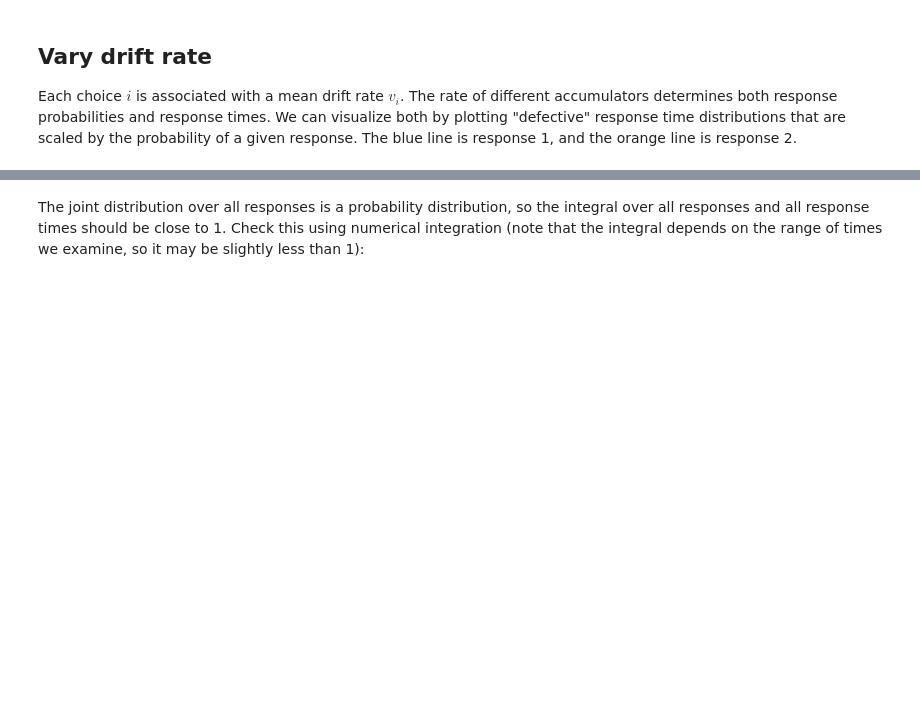
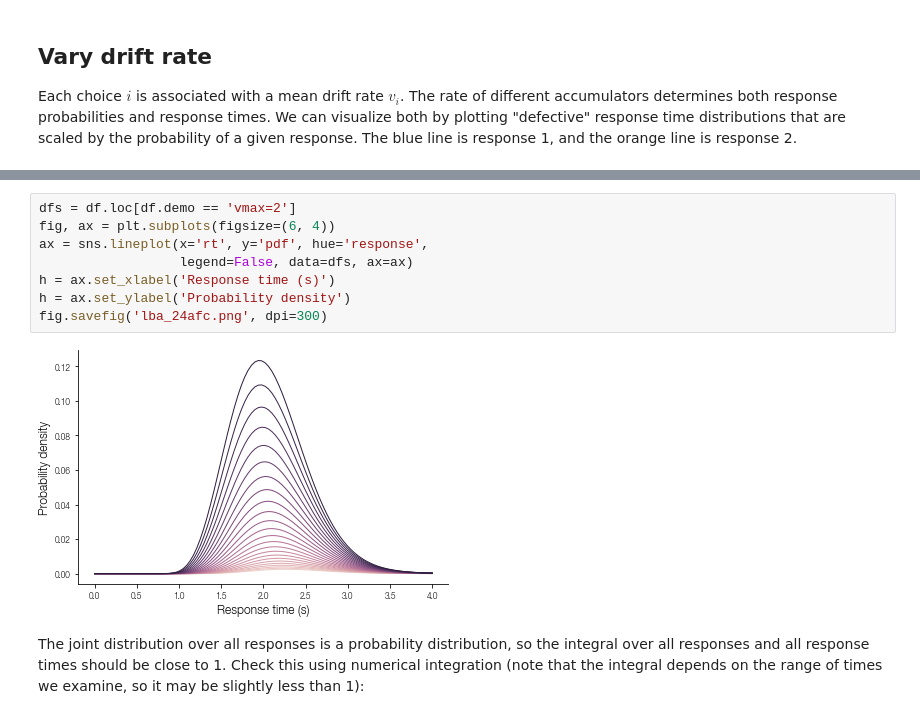
Before and after one commit to mortonne/psireact, a Jupyter notebook: jupyter/lba_demo_24afc.ipynb, the cells around one changed output, grey strips where cells are left out. Saved outputs shown, nothing was run; the diff lists cells and outputs as text; blank space fills up the shorter version.

Commit message:
separate plot for one pdf demo

```diff
--- a/jupyter/lba_demo_24afc.ipynb
+++ b/jupyter/lba_demo_24afc.ipynb
@@ -67,3 +71,13 @@ g.savefig('lba_24afc.pdf')
+# %%
+dfs = df.loc[df.demo == 'vmax=2']
+fig, ax = plt.subplots(figsize=(6, 4))
+ax = sns.lineplot(x='rt', y='pdf', hue='response',
+                  legend=False, data=dfs, ax=ax)
+h = ax.set_xlabel('Response time (s)')
+h = ax.set_ylabel('Probability density')
+fig.savefig('lba_24afc.png', dpi=300)
+# %% [output]
+[figure, added]
 # %% [markdown]
 The joint distribution over all responses is a probability distribution, so the integral over all responses and all response times should be close to 1. Check this using numerical integration (note that the integral depends on the range of times we examine, so it may be slightly less than 1):
 # %%
```
Also changed, not shown: parts of 3 cells of this notebook, 1 other file.
